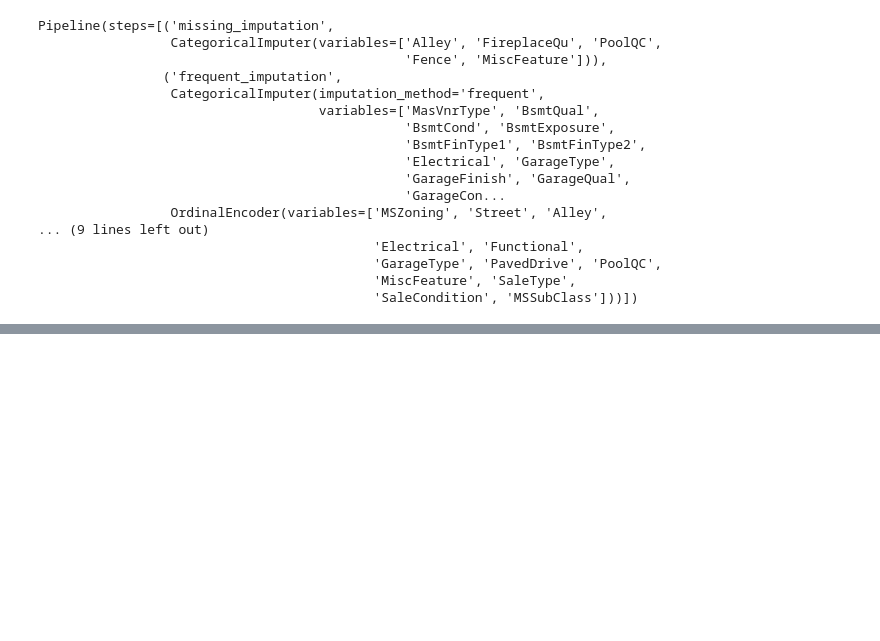
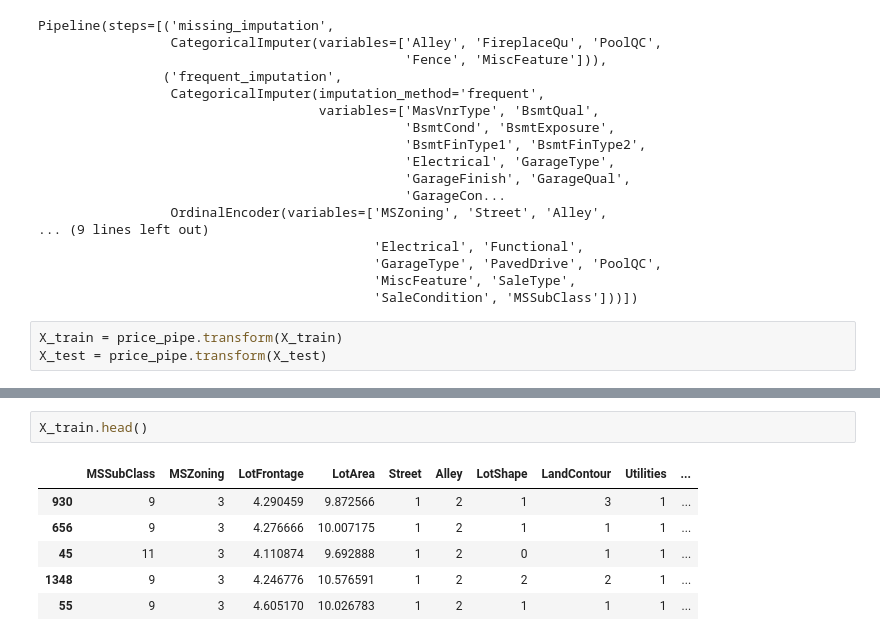
Before and after one commit to GusContini/Houses-Price-Prediction_ML-model-deployment, a Jupyter notebook: research-and-development/Feature Engineering Pipeline.ipynb, the cells around one changed output, grey strips where cells are left out. Cells and saved outputs as stored; diff of their text form; blank space fills up the shorter version.

```diff
--- a/research-and-development/Feature Engineering Pipeline.ipynb
+++ b/research-and-development/Feature Engineering Pipeline.ipynb
@@ -215,3 +215,6 @@ Pipeline(steps=[('missing_imputation',
                                            'GarageType', 'PavedDrive', 'PoolQC',
                                            'MiscFeature', 'SaleType',
                                            'SaleCondition', 'MSSubClass']))])
+# %%
+X_train = price_pipe.transform(X_train)
+X_test = price_pipe.transform(X_test)
@@ -217,0 +246,9 @@ Pipeline(steps=[('missing_imputation',
+# %%
+X_train.head()
+# %% [output]
+|  | MSSubClass | MSZoning | LotFrontage | LotArea | Street | Alley | LotShape | LandContour | Utilities | ... |
+| 930 | 9 | 3 | 4.290459 | 9.872566 | 1 | 2 | 1 | 3 | 1 | ... |
+| 656 | 9 | 3 | 4.276666 | 10.007175 | 1 | 2 | 1 | 1 | 1 | ... |
+| 45 | 11 | 3 | 4.110874 | 9.692888 | 1 | 2 | 0 | 1 | 1 | ... |
+| 1348 | 9 | 3 | 4.246776 | 10.576591 | 1 | 2 | 2 | 2 | 1 | ... |
+| 55 | 9 | 3 | 4.605170 | 10.026783 | 1 | 2 | 1 | 1 | 1 | ... |
```
Also changed, not shown: parts of 3 cells of this notebook, 4 other files.
